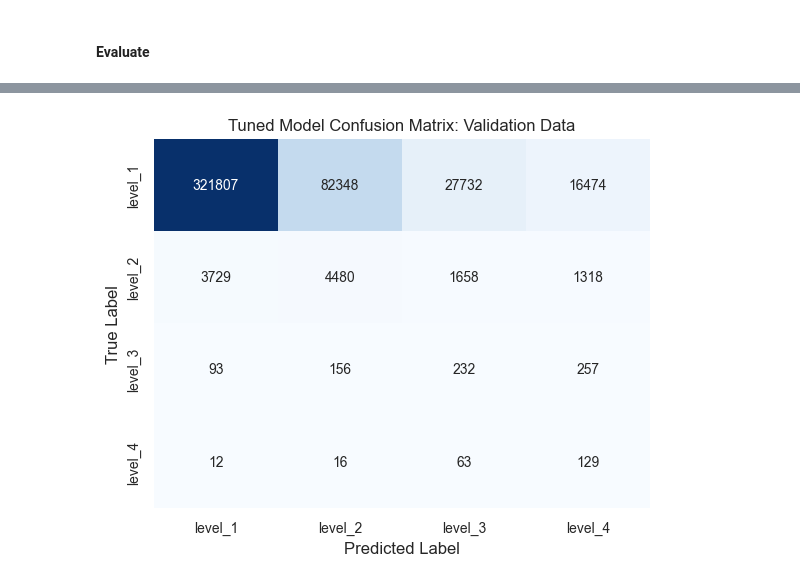
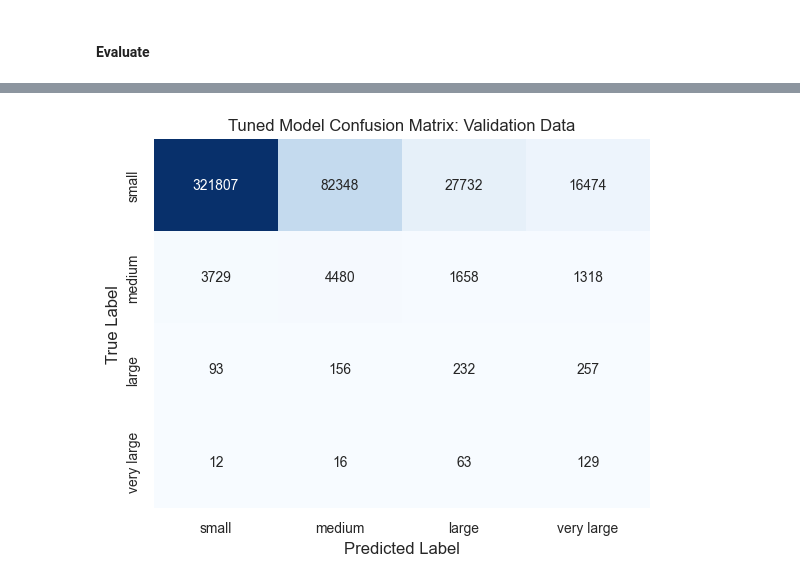
Before and after one commit to ColtonHester/mids-w207-section1-team1-finalproject, a Jupyter notebook: notebooks/05-model-mcl-imputemeansubgr-smotenc-sa.ipynb, the cells around one changed output, grey strips where cells are left out. Drawn from its saved outputs; the diff is of its cells as text; code cells hidden in the pictures.

```diff
--- a/notebooks/05-model-mcl-imputemeansubgr-smotenc-sa.ipynb
+++ b/notebooks/05-model-mcl-imputemeansubgr-smotenc-sa.ipynb
@@ -323,20 +323,20 @@ Shape of Y_val: (460504,)
 Shape of Y_val_pred: (460504,)
 # %%
 # plot the confusion matrix using (y_val, y_val_pred) data
-target_labels = ['level_1', 'level_2', 'level_3', 'level_4']
+target_labels = ['small', 'medium', 'large', 'very large']
 
 cf = tf.math.confusion_matrix(Y_val, Y_val_pred)
 ax = sns.heatmap(cf, annot=True, fmt='d', cmap='Blues',
                  cbar=False,
                  annot_kws={'fontsize': 10},
                  xticklabels=target_labels,
                  yticklabels=target_labels)
 ax.tick_params(axis='x', labelsize=10)
 ax.tick_params(axis='y', labelsize=10)
 ax.set(xlabel='Predicted Label', ylabel='True Label')
 ax.set_title('Tuned Model Confusion Matrix: Validation Data')
 plt.show()
 # %% [output]
-[figure, old version]
+[figure, new version]
 # %%
 def print_report(fitted_clf, X, Y, txt = 'Data', threshold=[0,0,0,0]):
```
Also changed, not shown: parts of 3 cells of this notebook, 1 other file.
